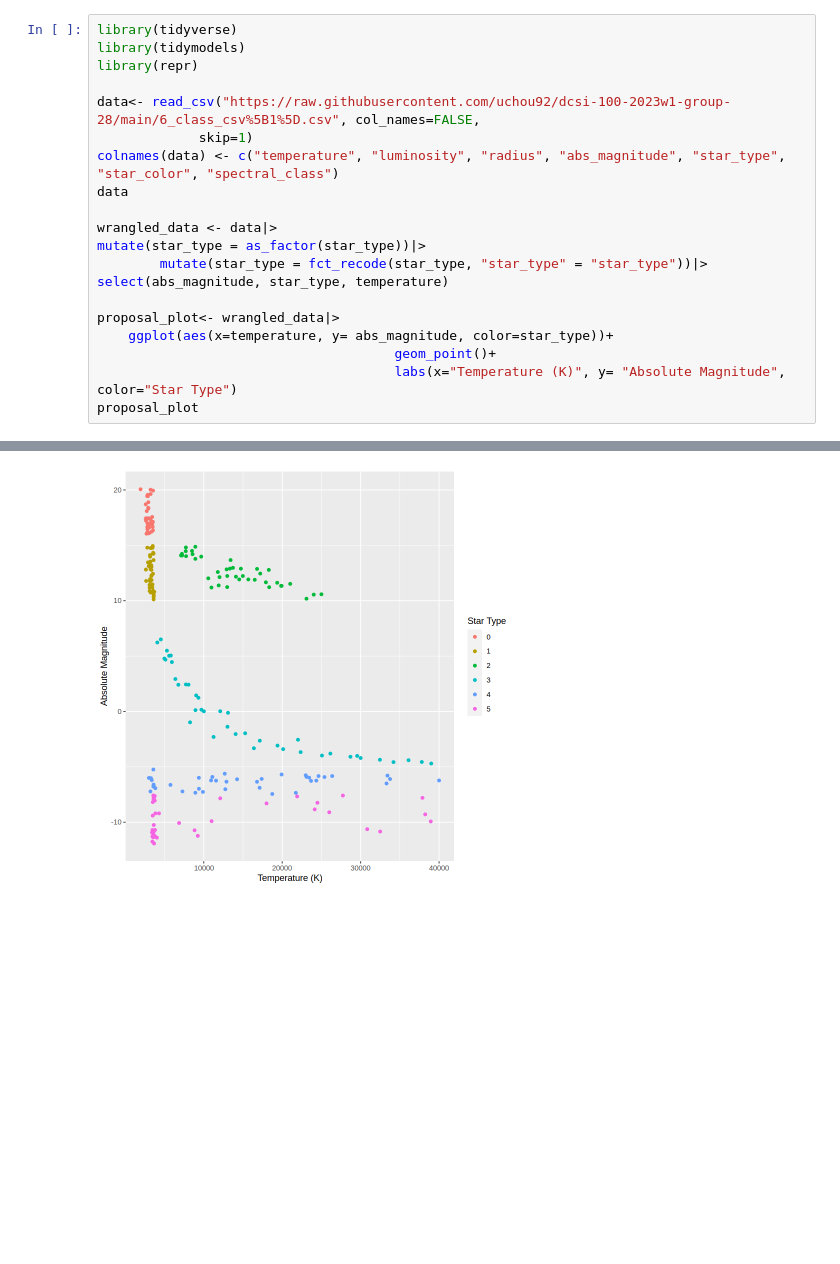
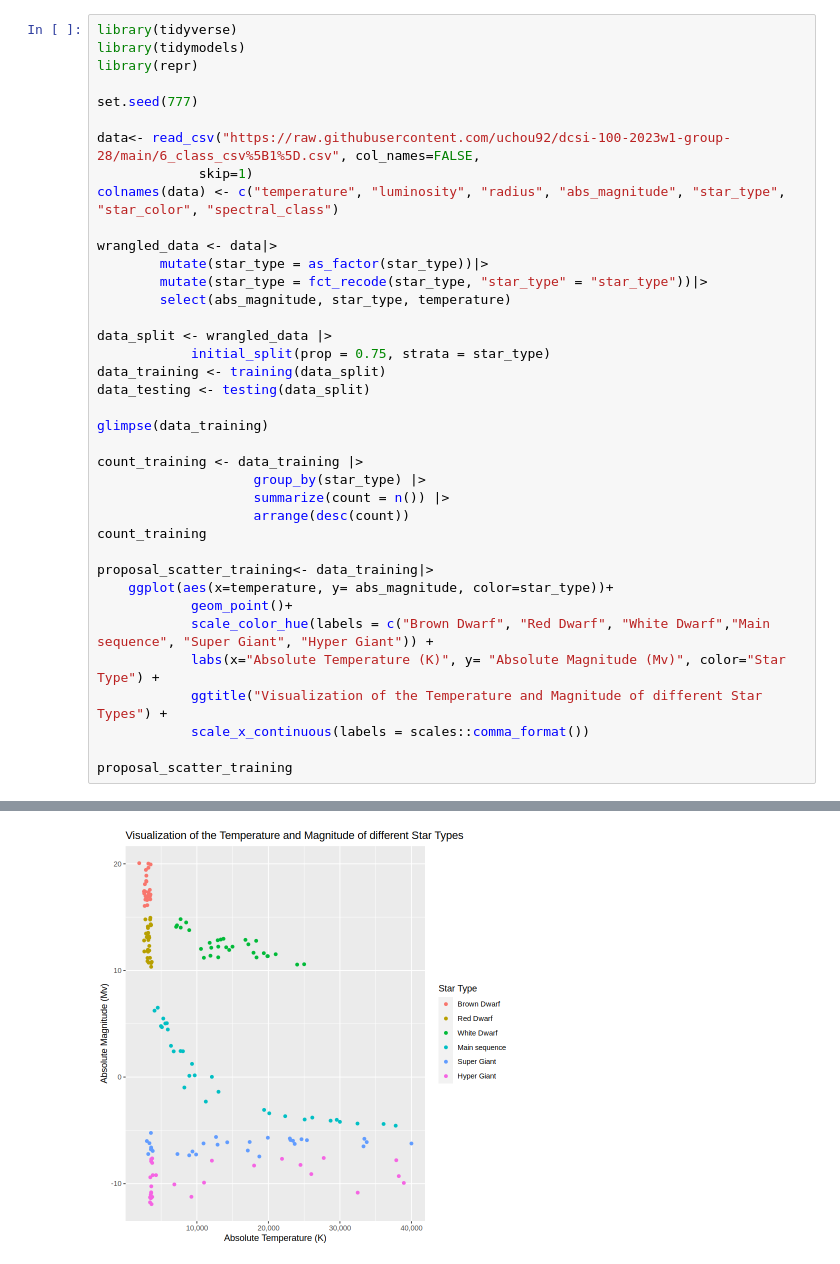
Before and after one commit to uchou92/dcsi-100-2023w1-group-28, a Jupyter notebook: project_data.ipynb, the cells around one changed output, grey strips where cells are left out. Saved outputs shown, nothing was run; the diff lists cells and outputs as text; blank space fills up the shorter version.

```diff
--- a/project_data.ipynb
+++ b/project_data.ipynb
@@ -3,21 +3,39 @@ library(tidyverse)
 library(tidymodels)
 library(repr)
 
+set.seed(777)
+
 data<- read_csv("https://raw.githubusercontent.com/uchou92/dcsi-100-2023w1-group-28/main/6_class_csv%5B1%5D.csv", col_names=FALSE,
              skip=1)
 colnames(data) <- c("temperature", "luminosity", "radius", "abs_magnitude", "star_type", "star_color", "spectral_class")
-data
 
 wrangled_data <- data|>
-mutate(star_type = as_factor(star_type))|>
+        mutate(star_type = as_factor(star_type))|>
         mutate(star_type = fct_recode(star_type, "star_type" = "star_type"))|>
-select(abs_magnitude, star_type, temperature)
+        select(abs_magnitude, star_type, temperature)
 
-proposal_plot<- wrangled_data|>
+data_split <- wrangled_data |>
+            initial_split(prop = 0.75, strata = star_type)
+data_training <- training(data_split)
+data_testing <- testing(data_split)
+
+glimpse(data_training)
+
+count_training <- data_training |>
+                    group_by(star_type) |>
+                    summarize(count = n()) |>
+                    arrange(desc(count))
+count_training
+
+proposal_scatter_training<- data_training|>
     ggplot(aes(x=temperature, y= abs_magnitude, color=star_type))+
-                                      geom_point()+
-                                      labs(x="Temperature (K)", y= "Absolute Magnitude", color="Star Type")
-proposal_plot
+            geom_point()+
+            scale_color_hue(labels = c("Brown Dwarf", "Red Dwarf", "White Dwarf","Main sequence", "Super Giant", "Hyper Giant")) +
+            labs(x="Absolute Temperature (K)", y= "Absolute Magnitude (Mv)", color="Star Type") +
+            ggtitle("Visualization of the Temperature and Magnitude of different Star Types") +
+            scale_x_continuous(labels = scales::comma_format())
+
+proposal_scatter_training
 # %% [output]
 Rows: 240 Columns: 7
 ── Column specification ────────────────────────────────────────────────────────
@@ -54 +67 @@ Caused by warning:
-[figure, old version]
+[figure, new version]
```
Also changed, not shown: parts of 1 cell of this notebook.
